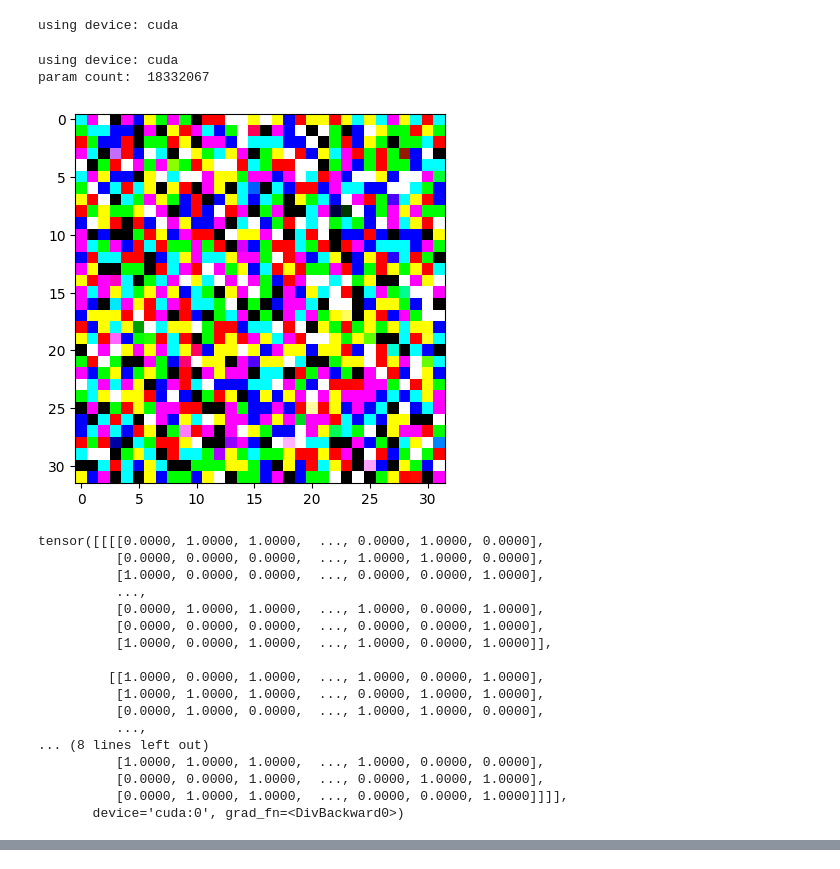
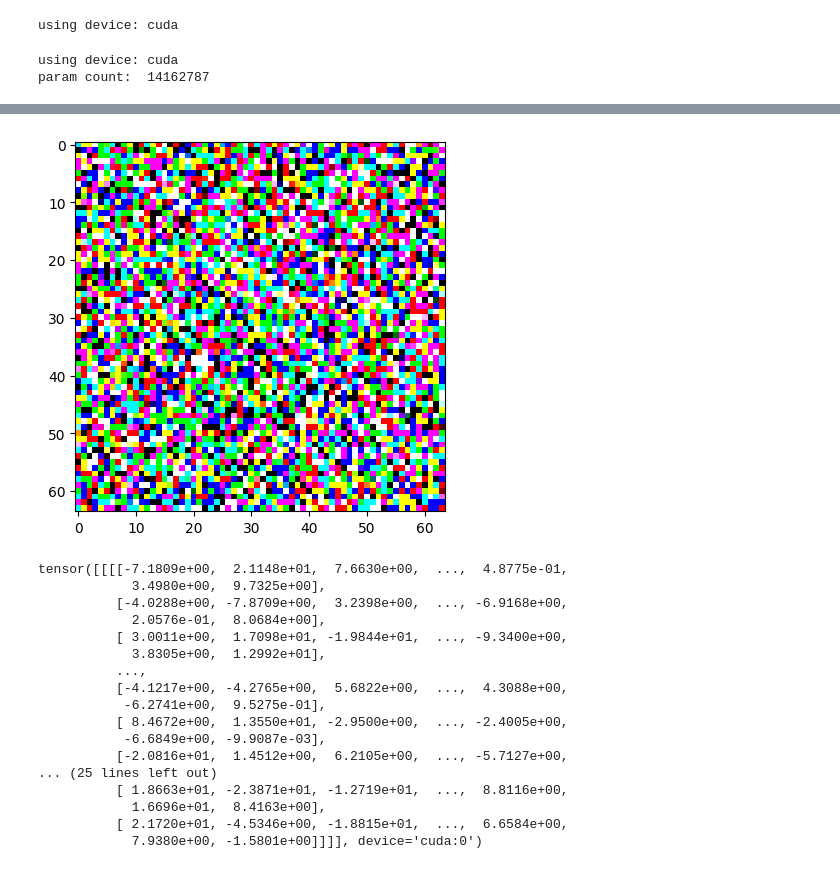
Before and after one commit to K3dA2/Conditional-Diffusion-model, a Jupyter notebook: waifu_diffusion2.ipynb, the cells around one changed output, grey strips where cells are left out. Cells and saved outputs as stored; diff of their text form; code cells hidden in the pictures.

```diff
--- a/waifu_diffusion2.ipynb
+++ b/waifu_diffusion2.ipynb
@@ -198,30 +197,9 @@ print(f"using device: {device}")
 config = Config(width=32)
 model = Unet(config)
 model.to(device)
-optimizer = optim.AdamW(model.parameters(), lr=3e-3)
+optimizer = optim.AdamW(model.parameters(), lr=3e-5)
 loss_fn = nn.MSELoss().to(device)
 print("param count: ", count_parameters(model))
-
-
-reverse_diffusion(model,50)
 # %% [output]
 using device: cuda
-param count:  18332067
+param count:  14162787
-[figure, removed]
-tensor([[[[0.0000, 1.0000, 1.0000,  ..., 0.0000, 1.0000, 0.0000],
-          [0.0000, 0.0000, 0.0000,  ..., 1.0000, 1.0000, 0.0000],
-          [1.0000, 0.0000, 0.0000,  ..., 0.0000, 0.0000, 1.0000],
-          ...,
-          [0.0000, 1.0000, 1.0000,  ..., 1.0000, 0.0000, 1.0000],
-          [0.0000, 0.0000, 0.0000,  ..., 0.0000, 0.0000, 1.0000],
-          [1.0000, 0.0000, 1.0000,  ..., 1.0000, 0.0000, 1.0000]],
-
-         [[1.0000, 0.0000, 1.0000,  ..., 1.0000, 0.0000, 1.0000],
-          [1.0000, 1.0000, 1.0000,  ..., 0.0000, 1.0000, 1.0000],
-          [0.0000, 1.0000, 0.0000,  ..., 1.0000, 1.0000, 0.0000],
-          ...,
-... (8 lines left out)
-          [1.0000, 1.0000, 1.0000,  ..., 1.0000, 0.0000, 0.0000],
-          [0.0000, 0.0000, 1.0000,  ..., 0.0000, 1.0000, 1.0000],
-          [0.0000, 1.0000, 1.0000,  ..., 0.0000, 0.0000, 1.0000]]]],
-       device='cuda:0', grad_fn=<DivBackward0>)
@@ -227,0 +213,3 @@ tensor([[[[0.0000, 1.0000, 1.0000,  ..., 0.0000, 1.0000, 0.0000],
+# %%
+reverse_diffusion(model,30, size = (64,64))
+# %% [output]
@@ -228,3 +217,21 @@ tensor([[[[0.0000, 1.0000, 1.0000,  ..., 0.0000, 1.0000, 0.0000],
+[figure, added]
+tensor([[[[-7.1809e+00,  2.1148e+01,  7.6630e+00,  ...,  4.8775e-01,
+            3.4980e+00,  9.7325e+00],
+          [-4.0288e+00, -7.8709e+00,  3.2398e+00,  ..., -6.9168e+00,
+            2.0576e-01,  8.0684e+00],
+          [ 3.0011e+00,  1.7098e+01, -1.9844e+01,  ..., -9.3400e+00,
+            3.8305e+00,  1.2992e+01],
+          ...,
+          [-4.1217e+00, -4.2765e+00,  5.6822e+00,  ...,  4.3088e+00,
+           -6.2741e+00,  9.5275e-01],
+          [ 8.4672e+00,  1.3550e+01, -2.9500e+00,  ..., -2.4005e+00,
+           -6.6849e+00, -9.9087e-03],
+          [-2.0816e+01,  1.4512e+00,  6.2105e+00,  ..., -5.7127e+00,
+... (25 lines left out)
+          [ 1.8663e+01, -2.3871e+01, -1.2719e+01,  ...,  8.8116e+00,
+            1.6696e+01,  8.4163e+00],
+          [ 2.1720e+01, -4.5346e+00, -1.8815e+01,  ...,  6.6584e+00,
+            7.9380e+00, -1.5801e+00]]]], device='cuda:0')
 # %%
 training_loop(
     n_epochs=1000,
```
Also changed, not shown: parts of 8 cells of this notebook.
